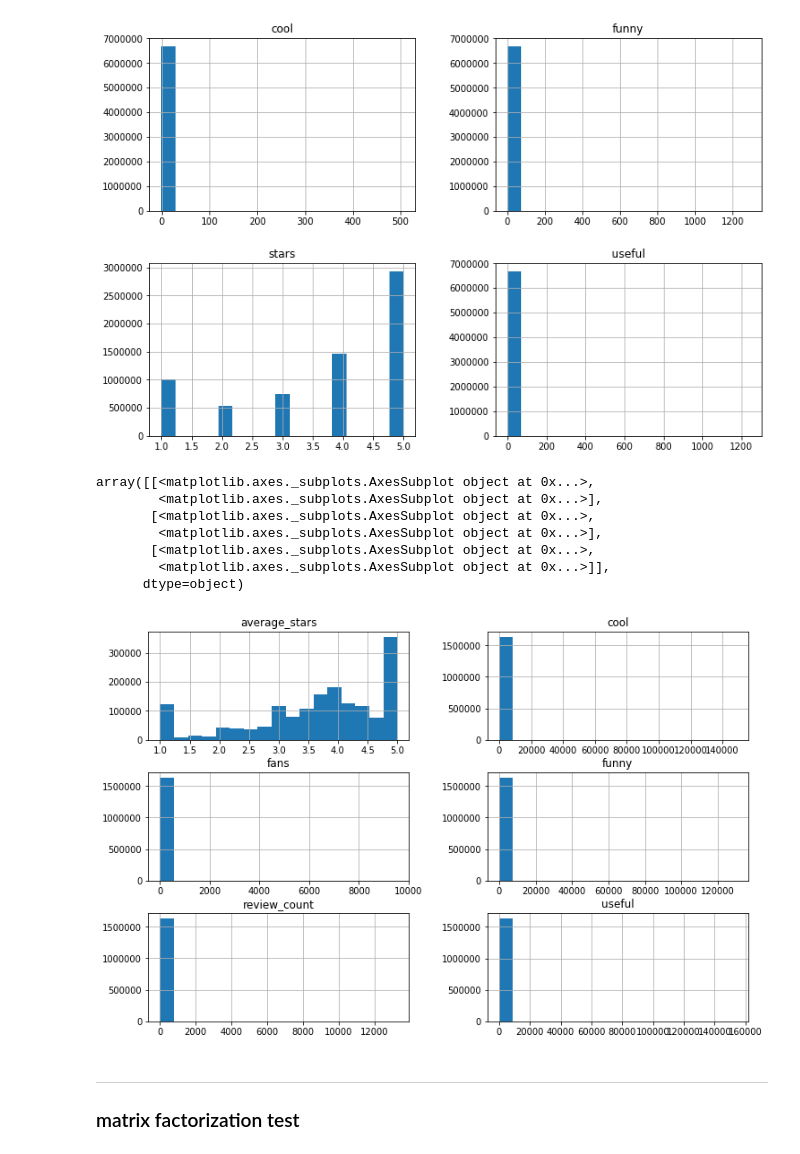
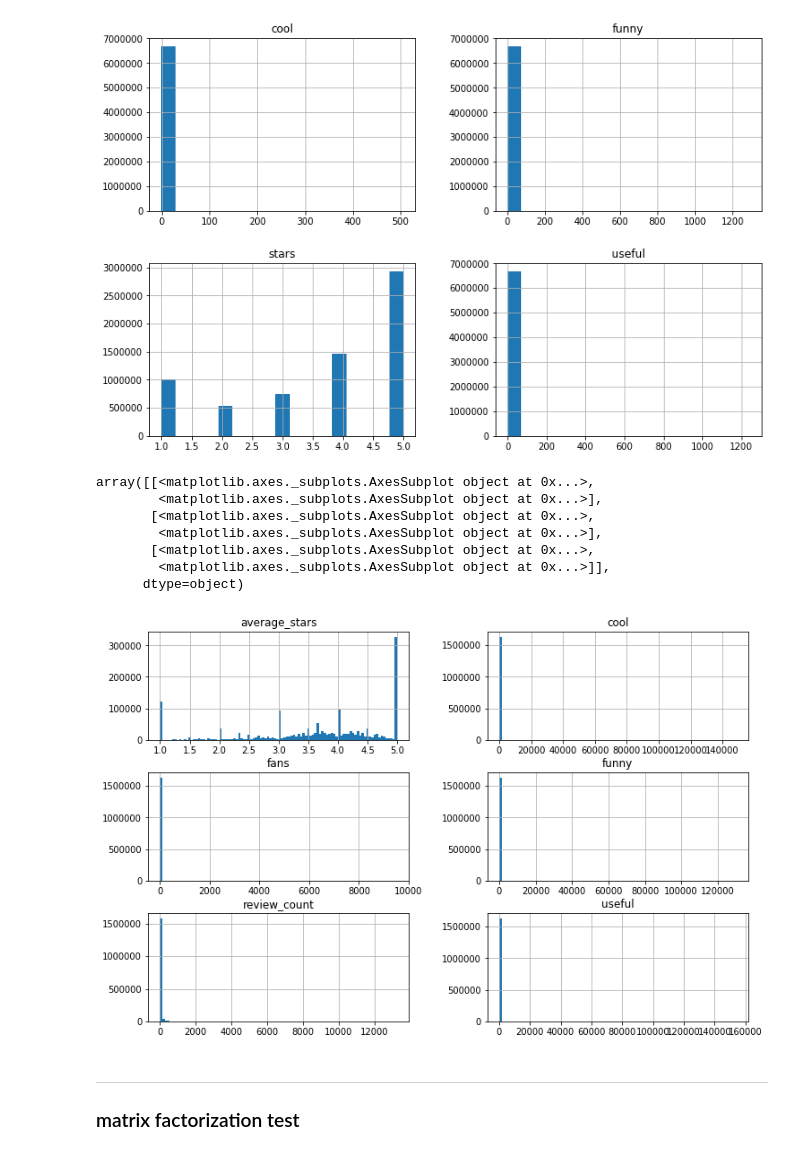
Before and after one commit to wonchankim97/Yelp-Recommender, a Jupyter notebook: EDA_KISOO.ipynb, the cells around one changed output. Drawn from its saved outputs; the diff is of its cells as text; code cells hidden in the pictures.

```diff
--- a/EDA_KISOO.ipynb
+++ b/EDA_KISOO.ipynb
@@ -420,16 +426,16 @@ array([[<matplotlib.axes._subplots.AxesSubplot object at 0x...>,
       dtype=object)
 [figure]
 # %%
-user[['review_count','useful','funny','cool', 'fans','average_stars']].hist(figsize=(12,8),bins=17)
+user[['review_count','useful','funny','cool', 'fans','average_stars']].hist(figsize=(12,8),bins=100)
 # %% [output]
 array([[<matplotlib.axes._subplots.AxesSubplot object at 0x...>,
         <matplotlib.axes._subplots.AxesSubplot object at 0x...>],
        [<matplotlib.axes._subplots.AxesSubplot object at 0x...>,
         <matplotlib.axes._subplots.AxesSubplot object at 0x...>],
        [<matplotlib.axes._subplots.AxesSubplot object at 0x...>,
         <matplotlib.axes._subplots.AxesSubplot object at 0x...>]],
       dtype=object)
-[figure, old version]
+[figure, new version]
 # %% [markdown]
 ------------------------------
 ### matrix factorization test
```
Also changed, not shown: parts of 22 cells of this notebook, 4 other files.
